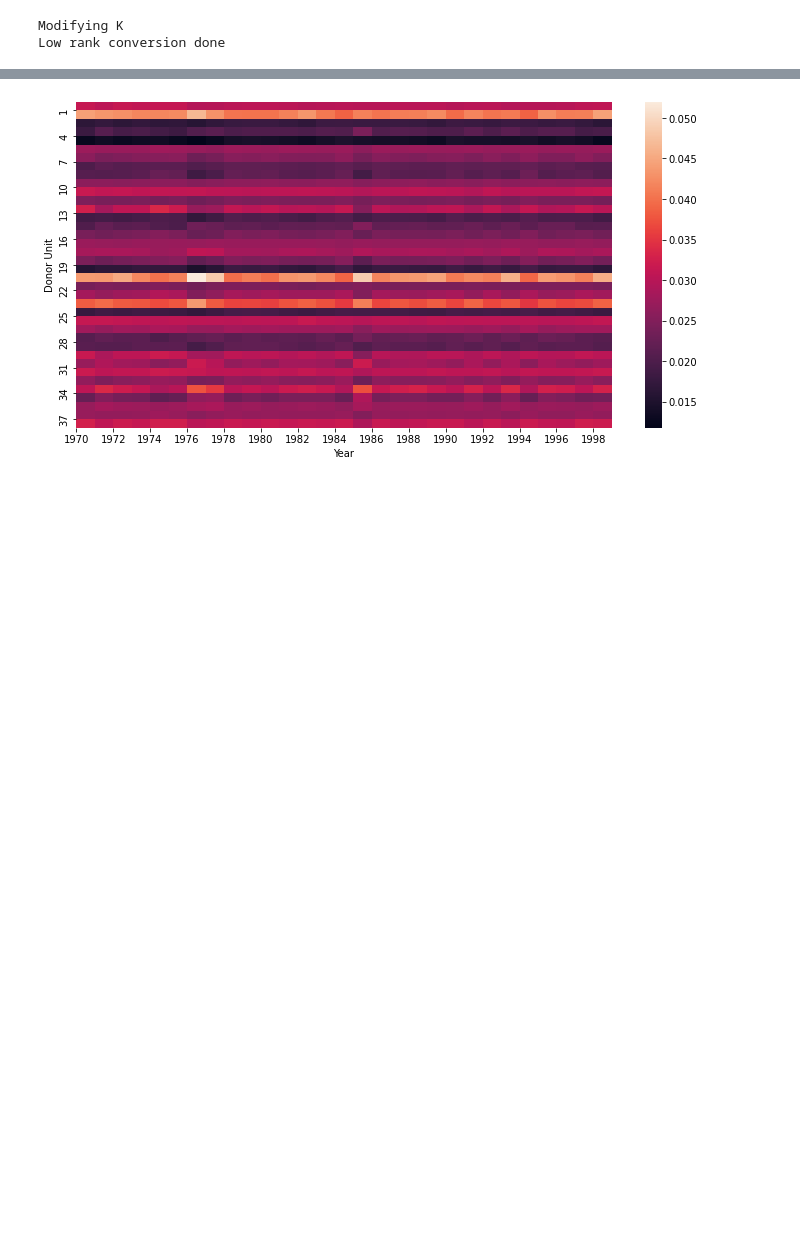
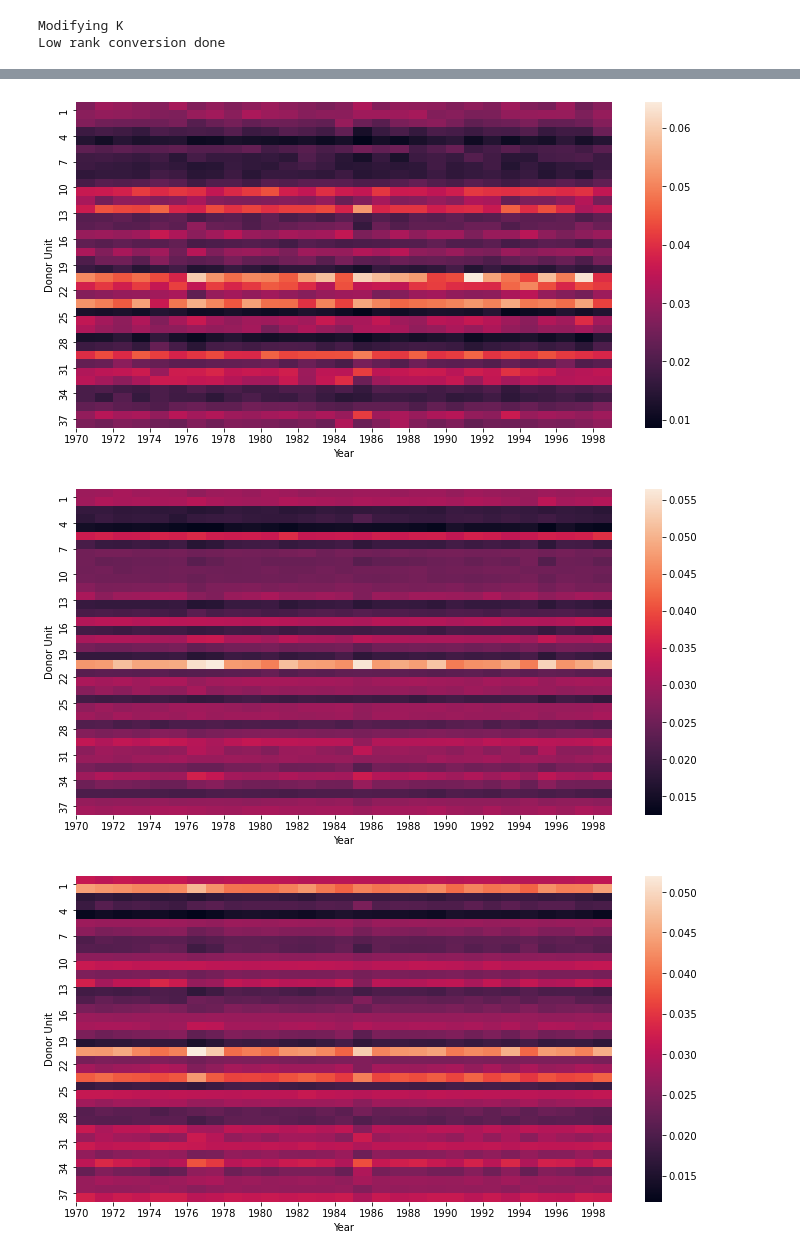
Before and after one commit to lakshmimuru/SeniorThesis, a Jupyter notebook: notebooks/prop99.ipynb, the cells around one changed output, grey strips where cells are left out. Saved outputs shown, nothing was run; the diff lists cells and outputs as text; code cells hidden in the pictures; blank space fills up the shorter version.

```diff
--- a/notebooks/prop99.ipynb
+++ b/notebooks/prop99.ipynb
@@ -19,6 +19,6 @@ from src import tsUtils
 import pandas as pd
 from src.synthcontrol.syntheticControl import RobustSyntheticControl
 from src.synthcontrol.multisyntheticControl import MultiRobustSyntheticControl
-SAVE_FIGS = False
+SAVE_FIGS = True
 %load_ext autoreload
 %autoreload 2
@@ -283,7 +297,10 @@ dscmodel = DSCModel(model,
                     classes=None)
 dscmodel.load_model_from_checkpoint(model_path)
 attentions = dscmodel.return_attention(1)
-attentions = np.stack(attentions[:-1],1)
 # %% [output]
 Modifying K
 Low rank conversion done
+# %%
+attentions = np.array(attentions)
+attentions_all = [attentions[:,i].T for i in range(3)]
+attentions_all.append(np.mean(attentions,1).T)
@@ -290,22 +311,27 @@ Low rank conversion done
 # %%
 import numpy as np
 import seaborn as sns
 import matplotlib.pylab as plt
 
-plt.figure(figsize = (12,6))
-xticks = [i for i in range(0,30,2)]
-yticks = [i for i in range(1,38,3)]
-xlabels = [str(i) for i in range(1970,2000,2)]
-ylabels = [str(i) for i in range(1,38,3)]
-ax = sns.heatmap(attentions,vmin=np.min(attentions),vmax=np.max(attentions))
-ax.set_xticks(xticks)
-ax.set_xticklabels(xlabels)
-ax.set_yticks(yticks)
-ax.set_yticklabels(ylabels)
-ax.set_ylabel('Donor Unit')
-ax.set_xlabel('Year')
 
-if SAVE_FIGS:
-    plt.savefig('./figs/weights.pdf',bbox_inches='tight')
+
+for k in range(4):
+    plt.figure(figsize = (12,6))
+    xticks = [i for i in range(0,30,2)]
+    yticks = [i for i in range(1,38,3)]
+    xlabels = [str(i) for i in range(1970,2000,2)]
+    ylabels = [str(i) for i in range(1,38,3)]
+    ax = sns.heatmap(attentions_all[k][:,:-1],vmin=np.min(attentions_all[k][:,:-1]),vmax=np.max(attentions_all[k][:,:-1]))
+    ax.set_xticks(xticks)
+    ax.set_xticklabels(xlabels)
+    ax.set_yticks(yticks)
+    ax.set_yticklabels(ylabels)
+    ax.set_ylabel('Donor Unit')
+    ax.set_xlabel('Year')
+
+    if SAVE_FIGS:
+        plt.savefig(f'./figs/weights_attention_{k}.pdf',bbox_inches='tight')
 # %% [output]
-[figure, old version]
+[figure, new version]
+[figure, added]
+[figure, added]
```
Also changed, not shown: parts of 6 cells of this notebook, 30 other files.
